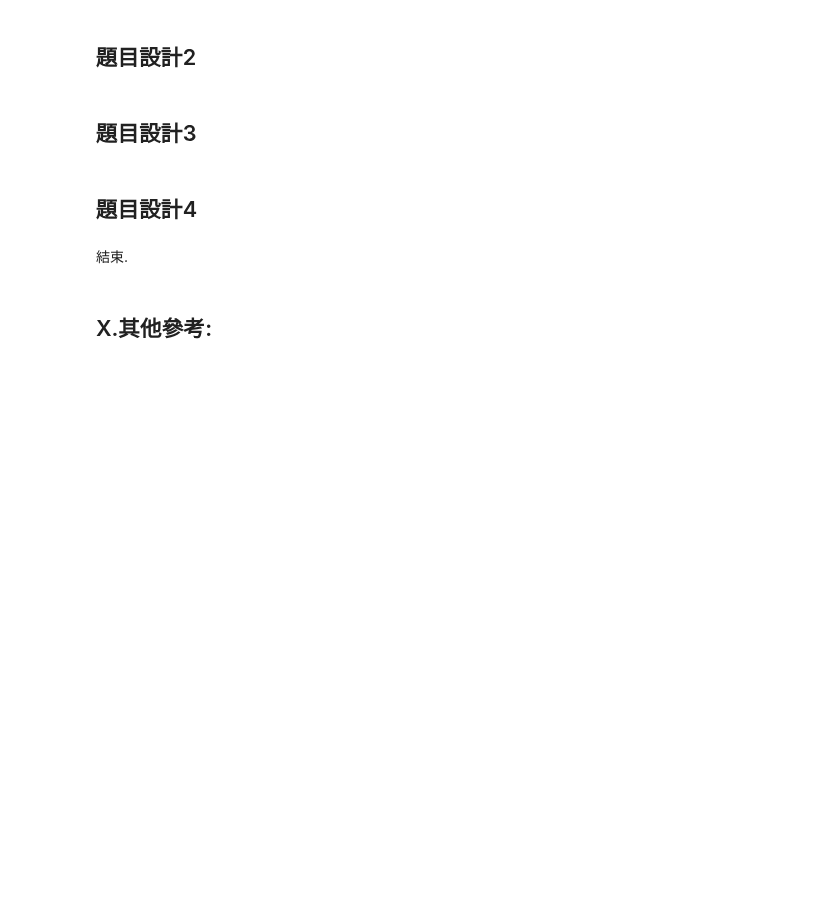
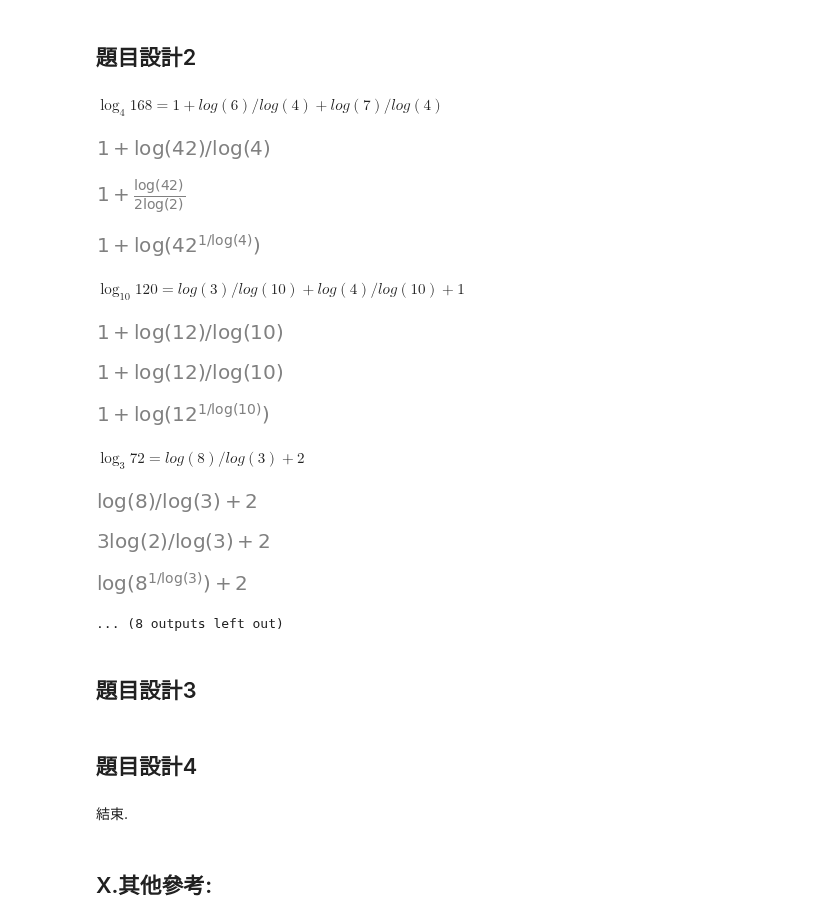
Before and after one commit to eddylin2015/mathsym, a Jupyter notebook: PF404對數運算基礎.ipynb, the cells around one changed output. Saved outputs shown, nothing was run; the diff lists cells and outputs as text; code cells hidden in the pictures; blank space fills up the shorter version.

```diff
--- a/PF404對數運算基礎.ipynb
+++ b/PF404對數運算基礎.ipynb
@@ -180,5 +180,42 @@ $   \log_{3}{3**(1/3)} = 1/3 $
 # %% [markdown]
 ## 題目設計2
+# %%
+import sympy as sp
+import random
+from sympy import I, pi, E
+from IPython.display import Latex,HTML,Markdown
+sp.init_printing("mathjax")                       #sp.init_printing()  168
+x,y,z = sp.symbols('x,y,z',positive=True)
+a, n = sp.symbols('a n',real=True)
+base_=[2,3,4,5,10]
+val_=[2,3,4,5,6,7,8]
+for i in range(5):
+    b=random.choice(base_)
+    c1=random.choice([1,2,3])
+    c2=random.choice(val_)
+    c3=random.choice(val_)
+    d=b**c1*c2*c3
+    St=r"\log_{%s}{%s}" %(b,d)
+    Val=c1+sp.log(c2,b)+sp.log(c3,b)
+    display(Latex(f"$   {St} = {Val} $" ))
+    SSt=sp.log(d,b)  # log(x)
+    display(SSt)
+    display(sp.expand_log(SSt,force=True))
+    display(sp.logcombine(SSt,force=True))
+# %% [output]
+$   \log_{4}{168} = 1 + log(6)/log(4) + log(7)/log(4) $
+[figure, added]
+[figure, added]
+[figure, added]
+$   \log_{10}{120} = log(3)/log(10) + log(4)/log(10) + 1 $
+[figure, added]
+[figure, added]
+[figure, added]
+$   \log_{3}{72} = log(8)/log(3) + 2 $
+[figure, added]
+[figure, added]
+[figure, added]
+... (8 outputs left out)
 # %% [markdown]
 ## 題目設計3
 # %% [markdown]
```
Also changed, not shown: parts of 1 cell of this notebook.
